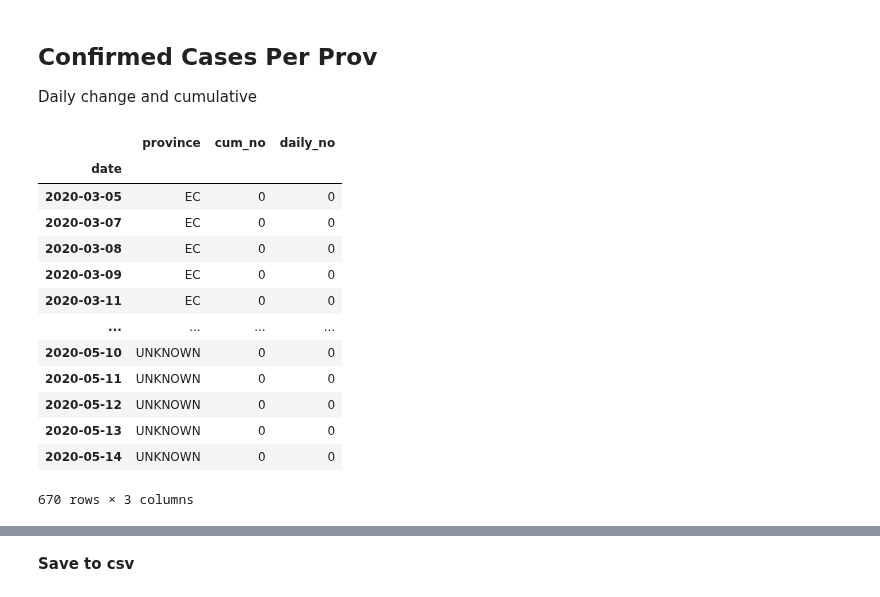
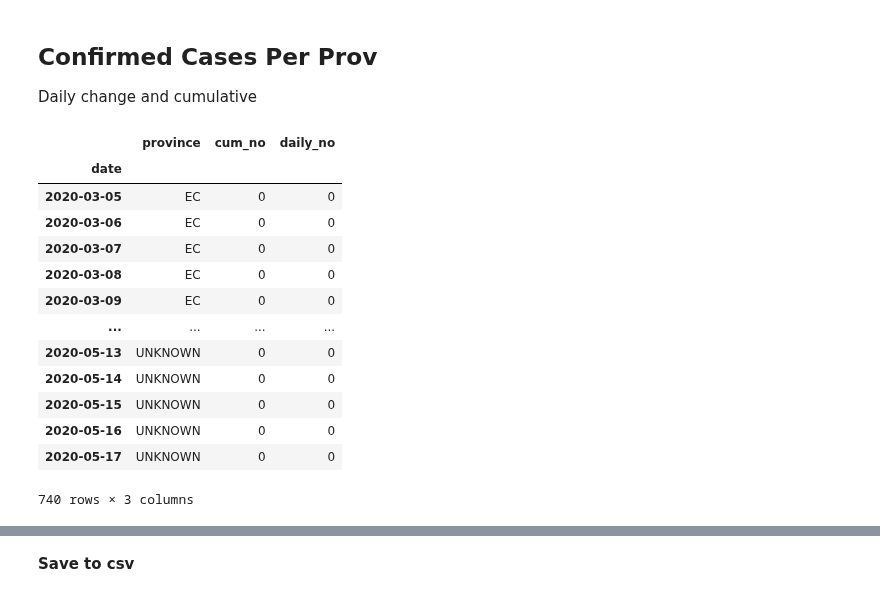
Before and after one commit to SimonRosen173/Covid19SAData, a Jupyter notebook: Data_Preprocessing_Neater.ipynb, the cells around one changed output, grey strips where cells are left out. Saved outputs shown, nothing was run; the diff lists cells and outputs as text; code cells hidden in the pictures.

```diff
--- a/Data_Preprocessing_Neater.ipynb
+++ b/Data_Preprocessing_Neater.ipynb
@@ -388 +391,12 @@ all_cum_data_alt = all_cum_data.copy().reset_index()
 # Daily/Cumulative Data Per Prov Per Day
+# %%
+# Generator method to get all dates in specified interval
+from datetime import timedelta, datetime
+def datetime_range(start_datetime, end_datetime):
+    curr_date = start_datetime
+    yield curr_date
+    while curr_date <= end_datetime:
+        curr_date += timedelta(days=1)
+        yield curr_date
+
+list(datetime_range(datetime(2020, 8, 1), datetime(2020, 8, 10)))
@@ -389,10 +415,23 @@ all_cum_data_alt = all_cum_data.copy().reset_index()
 # %%
-def get_cum_daily_by_prov(data_url):
+def get_cum_daily_by_prov(data_url, fill_date_gaps=False):
     cols = ['date','EC', 'FS', 'GP', 'KZN', 'LP', 'MP', 'NC', 'NW','WC', 'UNKNOWN']
     pd_kwargs = {"usecols":cols}
     cum_data = df_from_url(data_url, pd_kwargs)
-    cum_data.dropna(inplace=True)
+
+#     cum_data.dropna(inplace=True)
+
     cum_data['date'] = pd.to_datetime(cum_data['date'], format='%d-%m-%Y')
+
+
+    if fill_date_gaps:
+        start_date = cum_data.iloc[0]['date']
+        end_date = cum_data.iloc[-1]['date']
+        date_range = list(datetime_range(start_date,end_date))
+        cum_data.set_index('date', inplace = True)
+        cum_data = cum_data.reindex(date_range)
+        cum_data.ffill(inplace=True)
+        cum_data.reset_index(inplace=True)
+        tmp_data = cum_data.copy()
 
     daily_data = cum_data.copy()
     daily_data.iloc[1:,1:] = daily_data.iloc[:,1:].diff().iloc[1:]
@@ -415,20 +451,21 @@ def get_cum_daily_by_prov(data_url):
 Daily change and cumulative
 # %%
 confirmed_by_prov_timeline = get_cum_daily_by_prov("https://raw.githubusercontent.com/dsfsi/covid19za/master/" +
-                      "data/covid19za_provincial_cumulative_timeline_confirmed.csv")
+                      "data/covid19za_provincial_cumulative_timeline_confirmed.csv",
+                                                   fill_date_gaps=True)
 confirmed_by_prov_timeline
 # %% [output]
 |  | province | cum_no | daily_no |
 | date |  |  |  |
 | 2020-03-05 | EC | 0 | 0 |
+| 2020-03-06 | EC | 0 | 0 |
 | 2020-03-07 | EC | 0 | 0 |
 | 2020-03-08 | EC | 0 | 0 |
 | 2020-03-09 | EC | 0 | 0 |
-| 2020-03-11 | EC | 0 | 0 |
 | ... | ... | ... | ... |
-| 2020-05-10 | UNKNOWN | 0 | 0 |
-| 2020-05-11 | UNKNOWN | 0 | 0 |
-| 2020-05-12 | UNKNOWN | 0 | 0 |
 | 2020-05-13 | UNKNOWN | 0 | 0 |
 | 2020-05-14 | UNKNOWN | 0 | 0 |
+| 2020-05-15 | UNKNOWN | 0 | 0 |
+| 2020-05-16 | UNKNOWN | 0 | 0 |
+| 2020-05-17 | UNKNOWN | 0 | 0 |
-670 rows × 3 columns
+740 rows × 3 columns
```
Also changed, not shown: parts of 36 cells of this notebook, 5 other files.
